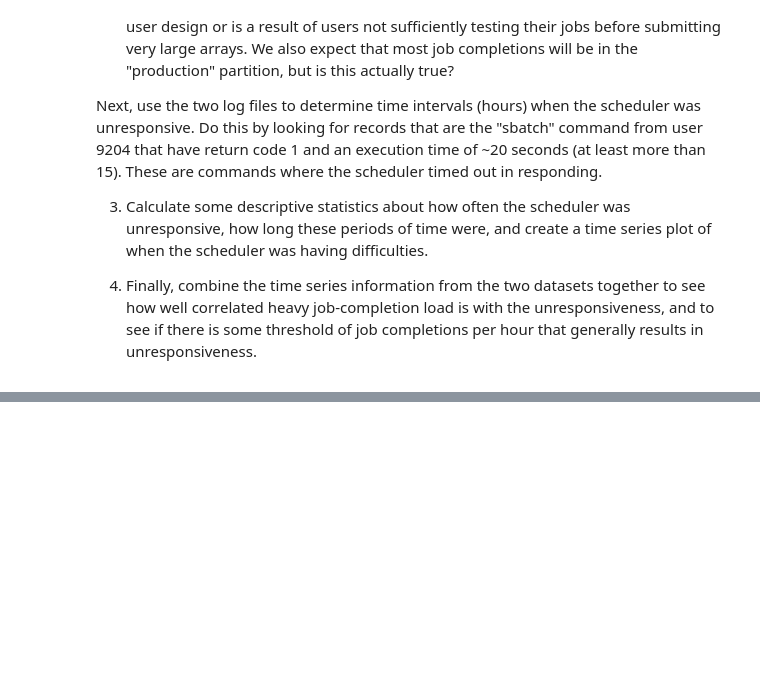
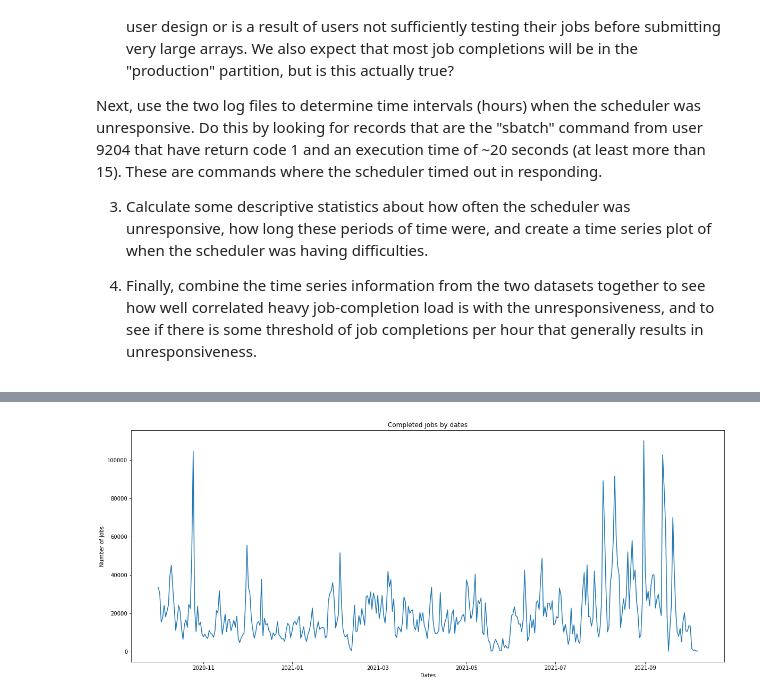
Before and after one commit to nss-data-science-cohort-5/accre-three-musketeers, a Jupyter notebook: notebooks/azhang_1_accre.ipynb, the cells around one changed output, grey strips where cells are left out. Saved outputs shown, nothing was run; the diff lists cells and outputs as text; code cells hidden in the pictures; blank space fills up the shorter version.

```diff
--- a/notebooks/azhang_1_accre.ipynb
+++ b/notebooks/azhang_1_accre.ipynb
@@ -85,0 +36,17 @@ scheduler[(scheduler['STATE']=='CANCELLED')& (scheduler['EXITCODE']=='0:0')].sor
+# %%
+# create dataframes of COMPLETED, CANCELLED, and FAILED state
+completed = scheduler[scheduler['STATE']=='COMPLETED'].sort_values('END')
+cancelled = scheduler[scheduler['STATE']=='CANCELLED'].sort_values('END')
+failed = scheduler[scheduler['STATE']=='FAILED'].sort_values('END')
+# %%
+# extract date from END column and save it to ENDDATE column
+completed['ENDDATE']=completed['END'].dt.date
+# %%
+# complted jobs by dates
+plt.figure(figsize = (20,8))
+completed.groupby(completed['ENDDATE']).count()['JOBID'].plot()
+plt.title('Completed jobs by dates')
+plt.xlabel('Dates')
+plt.ylabel('Number of jobs');
+# %% [output]
+[figure, added]
```
Also changed, not shown: parts of 24 cells of this notebook.
